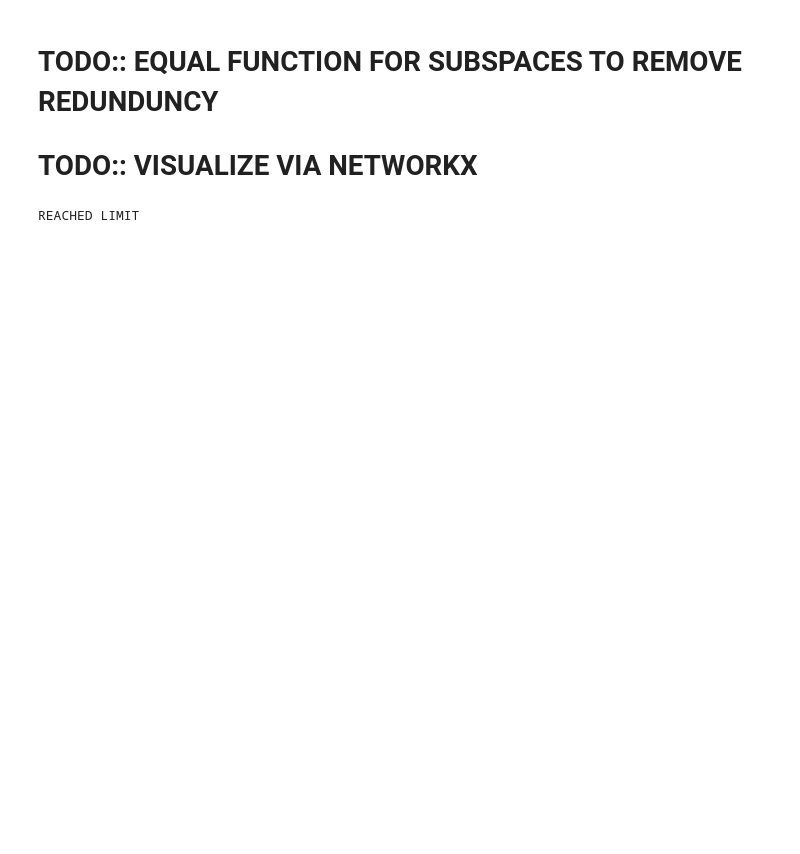
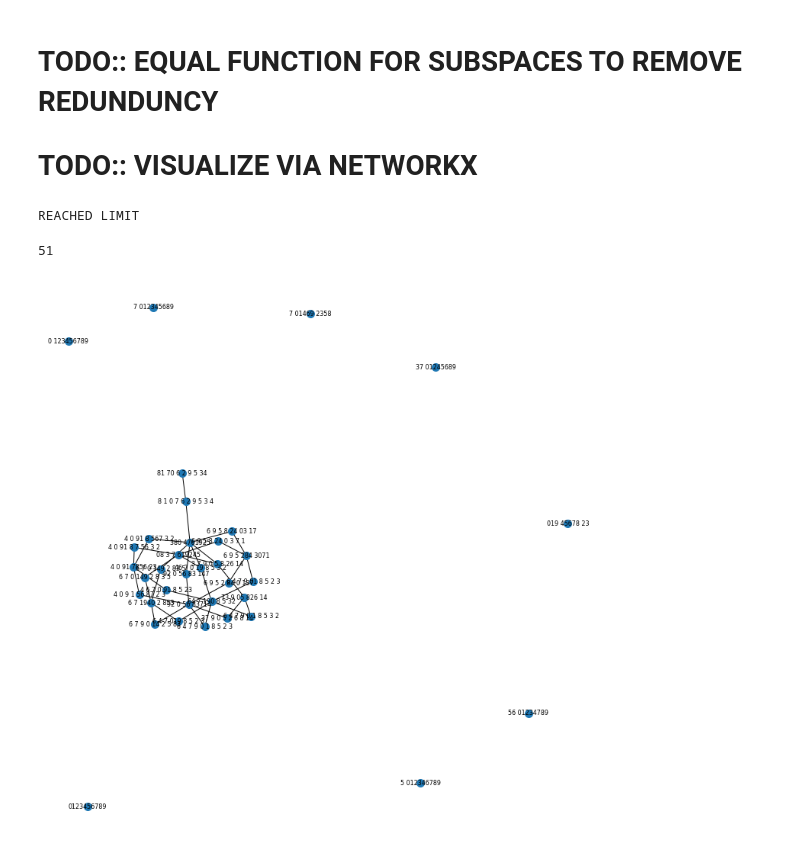
Before and after one commit to OculusMode/ILL, a Jupyter notebook: experimental/Subspaces_with_ILL.ipynb, the cells around one changed output. Saved outputs shown, nothing was run; the diff lists cells and outputs as text; code cells hidden in the pictures; blank space fills up the shorter version.

```diff
--- a/experimental/Subspaces_with_ILL.ipynb
+++ b/experimental/Subspaces_with_ILL.ipynb
@@ -183,6 +185,7 @@ class PosetNode:
 class SubspacePartitionPoset:
     def __init__(self, total_nodes=None):
         # denotes the set of all P ∈ P with size k
+        self.partns = set()
         self.size2partns = defaultdict(list)
         # denotes the set of all tags inducing Partition
         # self.partn2tags = defaultdict(list)
@@ -204,6 +207,7 @@ class SubspacePartitionPoset:
         P = q.popleft()
         part_len = len(P.subspaces)
         self.size2partns[part_len].append(P)
+        self.partns.add(P)
         self.total_partns+=1
         # update P.po matrix and P.hasse diagram
         for i in range(1, part_len):
@@ -225,12 +229,14 @@ class SubspacePartitionPoset:
                     self.part2children[meet_part].add(P)
                     self.part2children[meet_part].add(part)
                     self.total_partns+=1
+                    self.partns.add(meet_part)
                     q.append(meet_part)
                 if join_part != P and join_part != part:
                     self.part2children[P].add(join_part)
                     self.part2children[part].add(join_part)
                     self.part2parents[join_part].add(P)
                     self.part2parents[join_part].add(part)
+                    self.partns.add(join_part)
                     self.total_partns+=1
                     q.append(join_part)
 # %%
@@ -241,6 +247,10 @@ poset.add_partitions(random_partitions, random_basis)
 # random_partitions[0]
 # %% [output]
 REACHED LIMIT
+# %%
+len(poset.partns)
+# %% [output]
+51
 # %%
 """
 %#---------------------------------------------------
@@ -262,6 +272,44 @@ def lifting(initial_vector, basis_matrix, energy):
   py = energy * p1 / (LA.norm(p1) + 0.001) + (1 - energy**2)**0.5 * p2 / (LA.norm(p2) + 0.001)
   py = py/LA.norm(py)
   return py
+# %%
+"""
+example to add nodes
+G.add_nodes_from([2, 3])
+G.add_nodes_from([
+    (4, {"color": "red"}),
+    (5, {"color": "green"}),
+])
+
+example to add edges
+G.add_edge(1, 2)
+G.add_edges_from([(1, 2), (1, 3)])
+"""
+Graph = nx.Graph()
+
+# for partns in poset.size2partns.values():
+#   Graph.add_nodes_from(partns)
+Graph.add_nodes_from(poset.partns)
+
+for partns in poset.size2partns.values():
+  for partn in partns:
+    for child in poset.part2children[partn]:
+      Graph.add_edge(partn, child)
+
+def mapper(partn):
+  return ' '.join(''.join(map(str, subspace.indices.tolist())) for subspace in partn.subspaces)
+H = nx.relabel_nodes(Graph, mapper)
+# %%
+options = {
+    # 'node_color': 'black',
+    'node_size': 100,
+    'font_size': 8
+}
+fig = plt.figure(1, figsize=(10, 10))
+nx.draw(H, with_labels=True, font_weight='normal', **options)
+# nx.draw(H, with_labels=True, **options)
+# %% [output]
+[figure, added]
 # %%
 """
 THIS IS MORE A TESTING RELATED CODE
```
Also changed, not shown: parts of 2 cells of this notebook.
